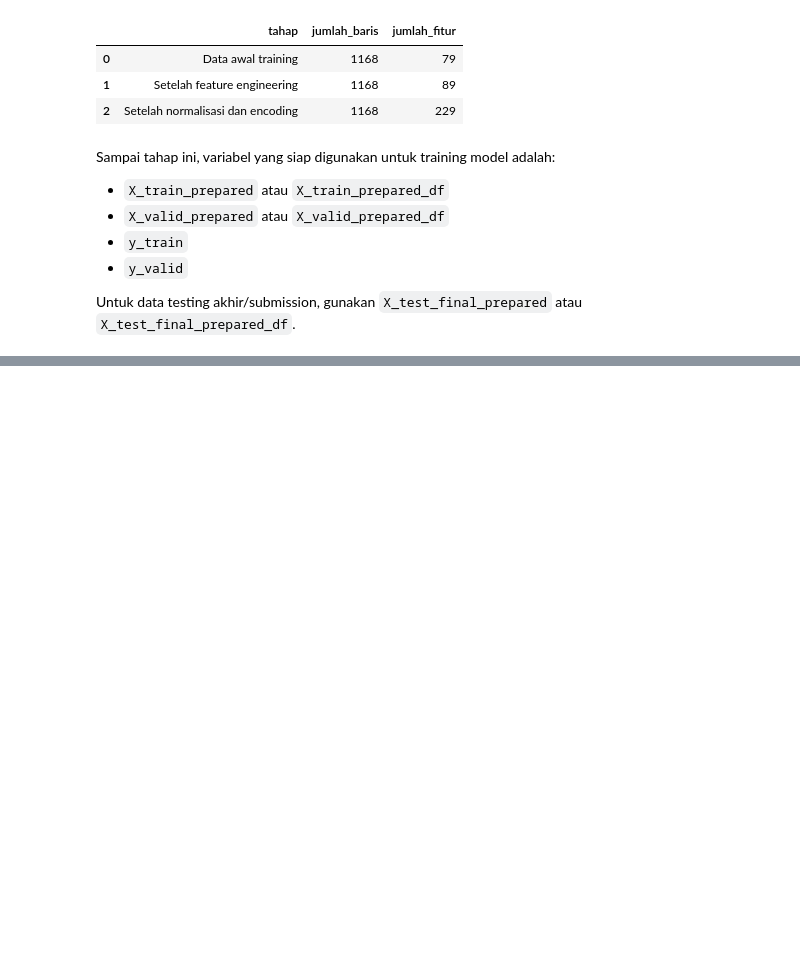
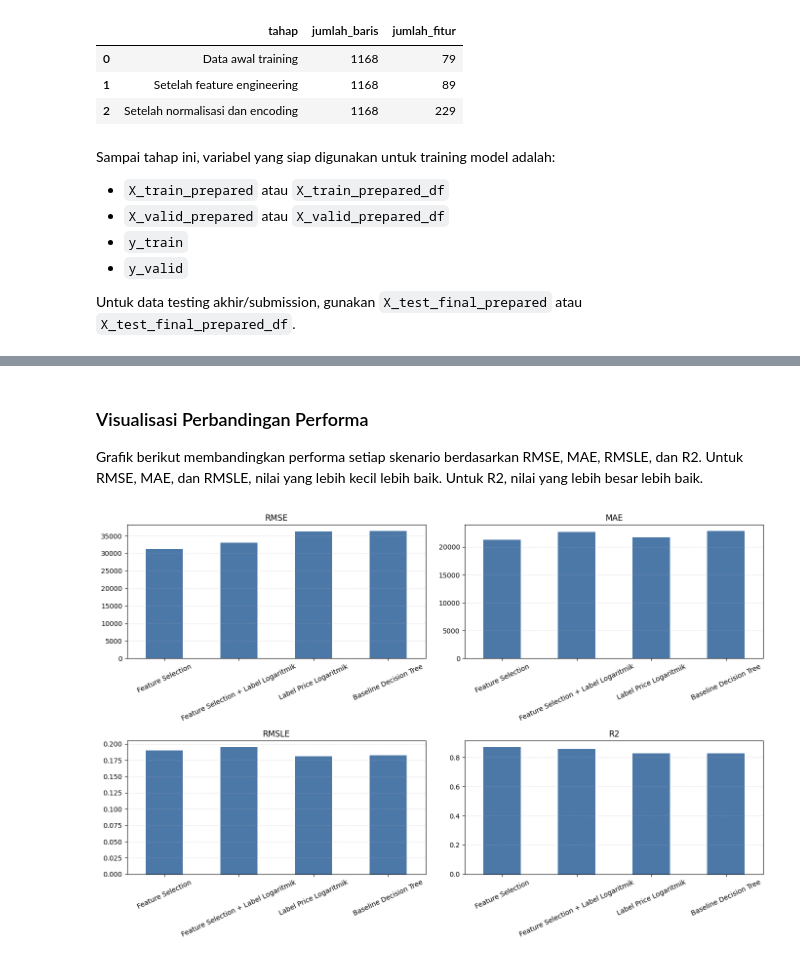
Before and after one commit to Winkyboo/fp-ml-kelompok-5, a Jupyter notebook: Program_KelasF_Kelompok5.ipynb, the cells around one changed output, grey strips where cells are left out. Saved outputs shown, nothing was run; the diff lists cells and outputs as text; code cells hidden in the pictures; blank space fills up the shorter version.

```diff
--- a/Program_KelasF_Kelompok5.ipynb
+++ b/Program_KelasF_Kelompok5.ipynb
@@ -307,0 +485,12 @@ Untuk data testing akhir/submission, gunakan `X_test_final_prepared` atau `X_tes
+# %%
+results_df = pd.DataFrame(experiment_results)
+
+performance_columns = [
+    'Skenario', 'Feature Selection', 'Label Logaritmik', 'Jumlah Fitur',
+    'RMSE', 'MAE', 'RMSLE', 'R2', 'Best Params'
+]
+
+performance_table = results_df[performance_columns].copy()
+performance_table[['RMSE', 'MAE', 'RMSLE', 'R2']] = performance_table[['RMSE', 'MAE', 'RMSLE', 'R2']].round(4)
+performance_table = performance_table.sort_values('RMSE').reset_index(drop=True)
+performance_table
@@ -307,0 +503,26 @@ Untuk data testing akhir/submission, gunakan `X_test_final_prepared` atau `X_tes
+# %% [markdown]
+### Visualisasi Perbandingan Performa
+
+Grafik berikut membandingkan performa setiap skenario berdasarkan RMSE, MAE, RMSLE, dan R2. Untuk RMSE, MAE, dan RMSLE, nilai yang lebih kecil lebih baik. Untuk R2, nilai yang lebih besar lebih baik.
+# %%
+plot_df = performance_table.set_index('Skenario')
+metrics_to_plot = ['RMSE', 'MAE', 'RMSLE', 'R2']
+
+if HAS_MATPLOTLIB:
+    fig, axes = plt.subplots(2, 2, figsize=(14, 9))
+    axes = axes.ravel()
+
+    for ax, metric in zip(axes, metrics_to_plot):
+        plot_df[metric].plot(kind='bar', ax=ax, color='#4C78A8')
+        ax.set_title(metric)
+        ax.set_xlabel('')
+        ax.tick_params(axis='x', rotation=25)
+        ax.grid(axis='y', linestyle='--', alpha=0.35)
+
+    plt.tight_layout()
+    plt.show()
+else:
+    print('Grafik tidak ditampilkan karena matplotlib belum tersedia.')
+    display(performance_table)
+# %% [output]
+[figure, added]
```
Also changed, not shown: parts of 22 cells of this notebook.
